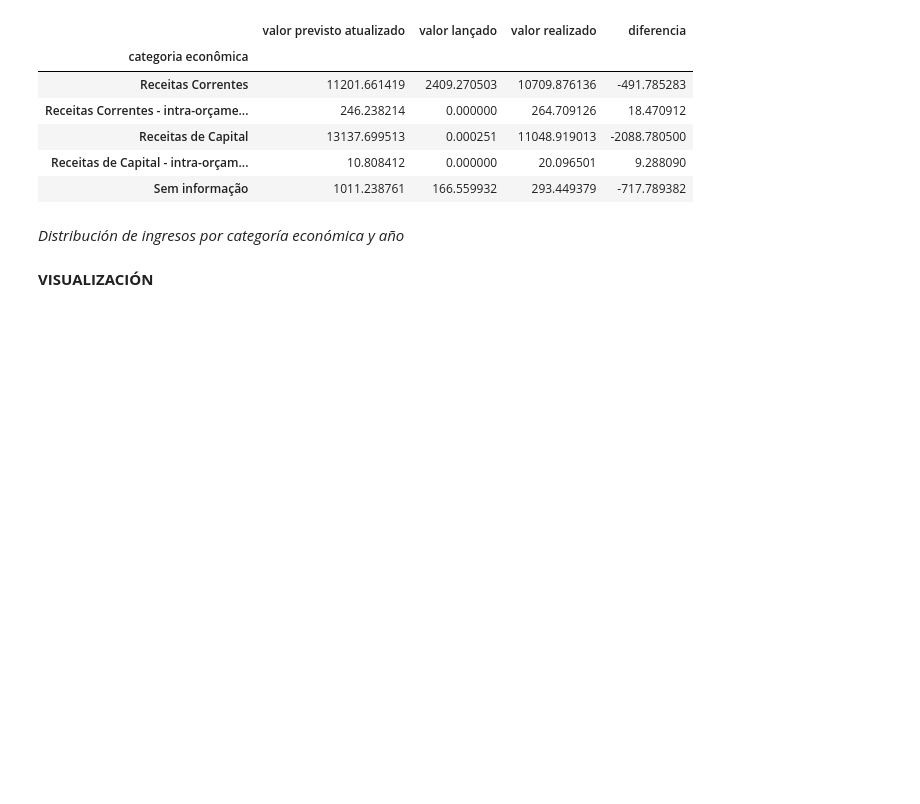
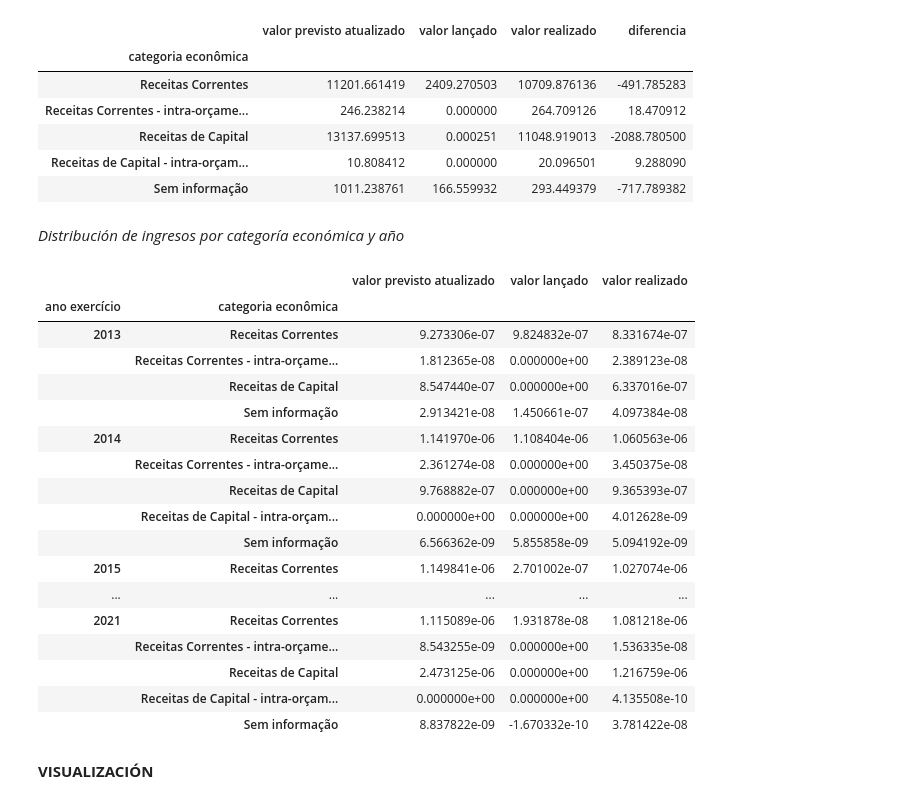
Before and after one commit to jgilsu11/Proyecto2-EDA-Ingresos-Brasil, a Jupyter notebook: EDAs individual y conjunto.ipynb, the cells around one changed output. Cells and saved outputs as stored; diff of their text form; code cells hidden in the pictures; blank space fills up the shorter version.

```diff
--- a/EDAs individual y conjunto.ipynb
+++ b/EDAs individual y conjunto.ipynb
@@ -944,8 +950,27 @@ df_prueba ### se ha recibido menos (subejecución) o más (sobre ejecución)
 # Por_cat_ano= dfcompletasinNan.groupby(["categoria econômica", "ano exercício"])[["valor previsto atualizado", "valor lançado", "valor realizado"]].sum()
 # Por_cat_ano
 # %%
-# Por_ano_cat= dfcompletasinNan.groupby(["ano exercício", "categoria econômica"])[["valor previsto atualizado", "valor lançado", "valor realizado"]].sum()
-# Por_ano_cat
+Por_ano_cat= dfcompletasinNan.groupby(["ano exercício", "categoria econômica"])[["valor previsto atualizado", "valor lançado", "valor realizado"]].sum()
+Por_ano_cat
+# %% [output]
+|  |  | valor previsto atualizado | valor lançado | valor realizado |
+| ano exercício | categoria econômica |  |  |  |
+| 2013 | Receitas Correntes | 9.273306e-07 | 9.824832e-07 | 8.331674e-07 |
+|  | Receitas Correntes - intra-orçame... | 1.812365e-08 | 0.000000e+00 | 2.389123e-08 |
+|  | Receitas de Capital | 8.547440e-07 | 0.000000e+00 | 6.337016e-07 |
+|  | Sem informação | 2.913421e-08 | 1.450661e-07 | 4.097384e-08 |
+| 2014 | Receitas Correntes | 1.141970e-06 | 1.108404e-06 | 1.060563e-06 |
+|  | Receitas Correntes - intra-orçame... | 2.361274e-08 | 0.000000e+00 | 3.450375e-08 |
+|  | Receitas de Capital | 9.768882e-07 | 0.000000e+00 | 9.365393e-07 |
+|  | Receitas de Capital - intra-orçam... | 0.000000e+00 | 0.000000e+00 | 4.012628e-09 |
+|  | Sem informação | 6.566362e-09 | 5.855858e-09 | 5.094192e-09 |
+| 2015 | Receitas Correntes | 1.149841e-06 | 2.701002e-07 | 1.027074e-06 |
+| ... | ... | ... | ... | ... |
+| 2021 | Receitas Correntes | 1.115089e-06 | 1.931878e-08 | 1.081218e-06 |
+|  | Receitas Correntes - intra-orçame... | 8.543255e-09 | 0.000000e+00 | 1.536335e-08 |
+|  | Receitas de Capital | 2.473125e-06 | 0.000000e+00 | 1.216759e-06 |
+|  | Receitas de Capital - intra-orçam... | 0.000000e+00 | 0.000000e+00 | 4.135508e-10 |
+|  | Sem informação | 8.837822e-09 | -1.670332e-10 | 3.781422e-08 |
 # %% [markdown]
 **VISUALIZACIÓN**
 # %%
```
Also changed, not shown: parts of 8 cells of this notebook.
